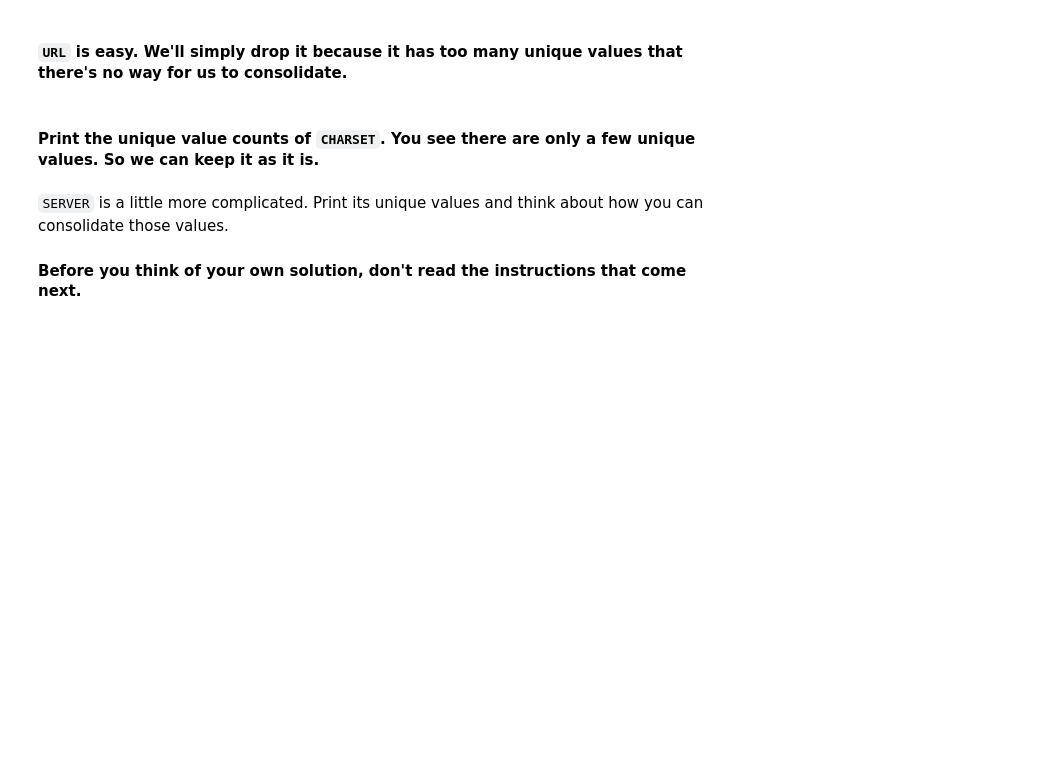
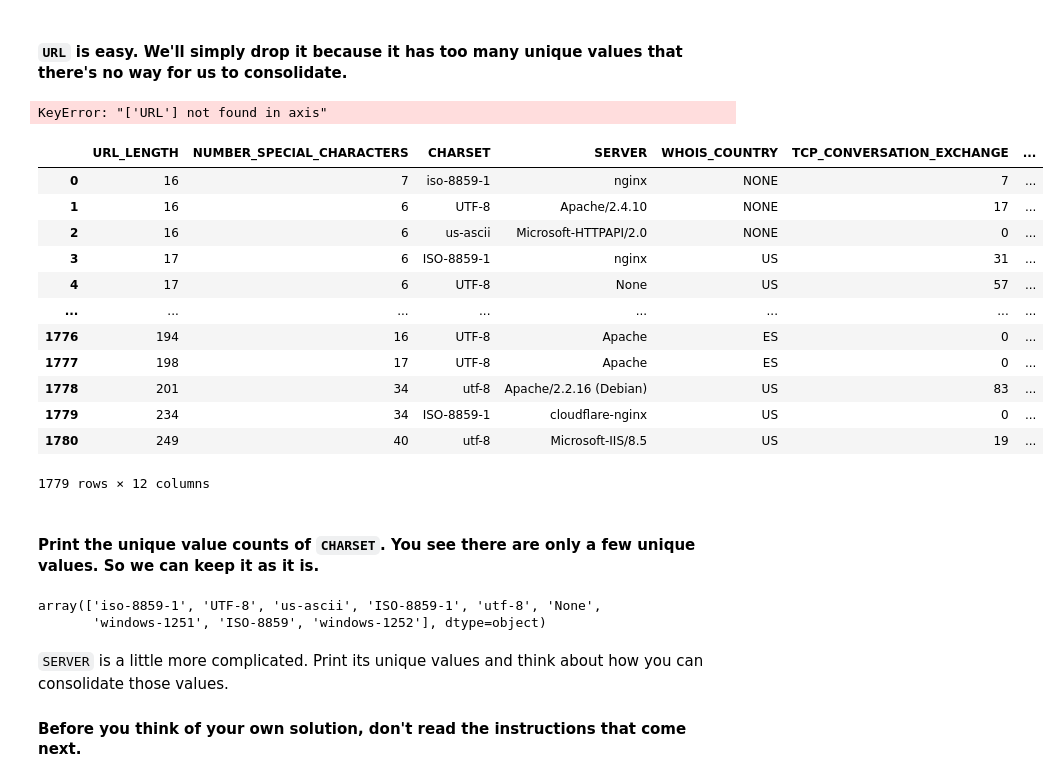
Before and after one commit to Ironhack-Data-Madrid-Febrero-2021/lab-supervised-learning, a Jupyter notebook: your-code/main.ipynb, the cells around one changed output. Saved outputs shown, nothing was run; the diff lists cells and outputs as text; code cells hidden in the pictures; blank space fills up the shorter version.

```diff
--- a/your-code/main.ipynb
+++ b/your-code/main.ipynb
@@ -378,10 +269,33 @@ Now print the `dtypes` of the data again. Besides `WHOIS_COUNTRY` which we alrea
 #### `URL` is easy. We'll simply drop it because it has too many unique values that there's no way for us to consolidate.
 # %%
 # Your code here
+web_uncorr = web_uncorr.drop(columns=["URL"])
+# %% [output]
+KeyError: "['URL'] not found in axis"
+# %%
+web_uncorr
+# %% [output]
+|  | URL_LENGTH | NUMBER_SPECIAL_CHARACTERS | CHARSET | SERVER | WHOIS_COUNTRY | TCP_CONVERSATION_EXCHANGE | ... |
+| 0 | 16 | 7 | iso-8859-1 | nginx | NONE | 7 | ... |
+| 1 | 16 | 6 | UTF-8 | Apache/2.4.10 | NONE | 17 | ... |
+| 2 | 16 | 6 | us-ascii | Microsoft-HTTPAPI/2.0 | NONE | 0 | ... |
+| 3 | 17 | 6 | ISO-8859-1 | nginx | US | 31 | ... |
+| 4 | 17 | 6 | UTF-8 | None | US | 57 | ... |
+| ... | ... | ... | ... | ... | ... | ... | ... |
+| 1776 | 194 | 16 | UTF-8 | Apache | ES | 0 | ... |
+| 1777 | 198 | 17 | UTF-8 | Apache | ES | 0 | ... |
+| 1778 | 201 | 34 | utf-8 | Apache/2.2.16 (Debian) | US | 83 | ... |
+| 1779 | 234 | 34 | ISO-8859-1 | cloudflare-nginx | US | 0 | ... |
+| 1780 | 249 | 40 | utf-8 | Microsoft-IIS/8.5 | US | 19 | ... |
+1779 rows × 12 columns
 # %% [markdown]
 #### Print the unique value counts of `CHARSET`. You see there are only a few unique values. So we can keep it as it is.
 # %%
 # Your code here
+web_uncorr.CHARSET.unique()
+# %% [output]
+array(['iso-8859-1', 'UTF-8', 'us-ascii', 'ISO-8859-1', 'utf-8', 'None',
+       'windows-1251', 'ISO-8859', 'windows-1252'], dtype=object)
 # %% [markdown]
 `SERVER` is a little more complicated. Print its unique values and think about how you can consolidate those values.
 
```
Also changed, not shown: parts of 17 cells of this notebook.
